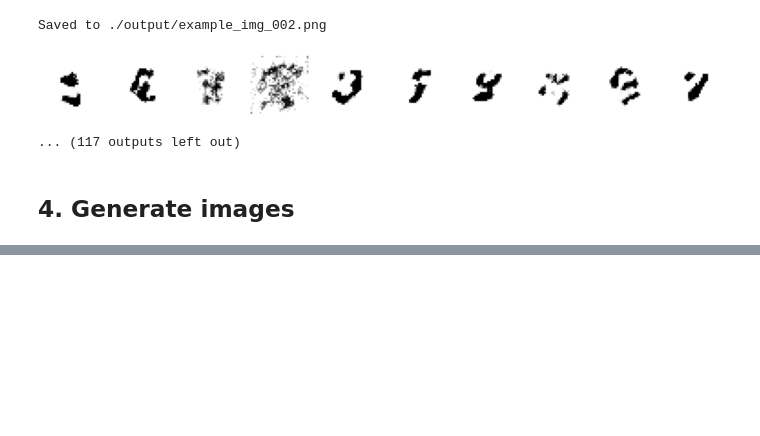
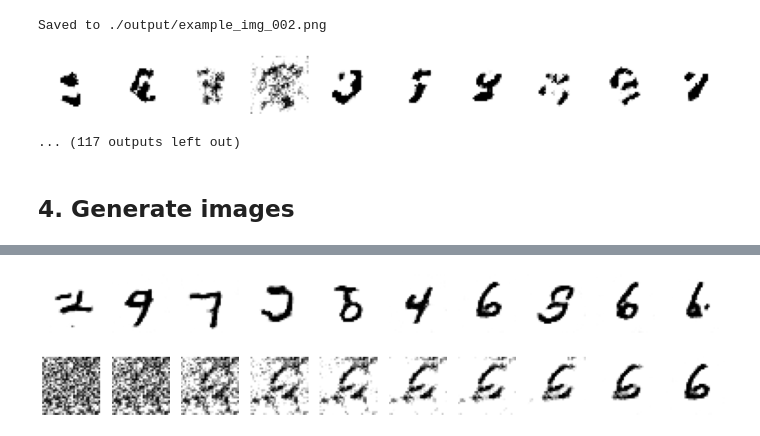
Before and after one commit to davidADSP/Generative_Deep_Learning_2nd_Edition, a Jupyter notebook: notebooks/ebm/mnist/train.ipynb, the cells around one changed output, grey strips where cells are left out. Saved outputs shown, nothing was run; the diff lists cells and outputs as text; code cells hidden in the pictures; blank space fills up the shorter version.

```diff
--- a/notebooks/ebm/mnist/train.ipynb
+++ b/notebooks/ebm/mnist/train.ipynb
@@ -44,7 +44,7 @@ BATCH_SIZE = 128
 BUFFER_SIZE = 8192
 LEARNING_RATE = 0.0001
 EPOCHS = 60
-LOAD_MODEL = False
+LOAD_MODEL = True
 # %%
 # Load the data
 (x_train, _), (x_test, _) = keras.datasets.mnist.load_data()
@@ -169,9 +169,9 @@ class EBM(keras.Model):
         inp_imgs = tf.concat([real_imgs, fake_imgs], axis=0)
         with tf.GradientTape() as training_tape:
             real_out, fake_out = tf.split(self.model(inp_imgs), 2, axis=0)
+            cdiv_loss = tf.reduce_mean(fake_out, axis = 0) - tf.reduce_mean(real_out, axis = 0)
             reg_loss = self.alpha * tf.reduce_mean(real_out ** 2 + fake_out ** 2, axis = 0)
-            cdiv_loss = tf.reduce_mean(fake_out, axis = 0) - tf.reduce_mean(real_out, axis = 0)
-            loss = reg_loss + cdiv_loss
+            loss = cdiv_loss + reg_loss
         grads = training_tape.gradient(loss, self.model.trainable_variables)
         self.optimizer.apply_gradients(zip(grads, self.model.trainable_variables))
         self.loss_metric.update_state(loss)
@@ -226,7 +226,6 @@ save_model_callback = SaveModel()
 ebm.fit(
     # np.array([x_train[0] for _ in range(5000)] + [x_train[1] for _ in range(5000)])
     x_train
-    , batch_size=BATCH_SIZE
     , shuffle = True
     , epochs=60
     # , steps_per_epoch = 10
@@ -262,4 +263,14 @@ display(start_imgs)
 # %%
-gen_img = generate_samples(ebm.model, start_imgs, steps=1000, step_size=STEP_SIZE, noise = NOISE, return_img_per_step=False)
+gen_img = generate_samples(ebm.model, start_imgs, steps=1000, step_size=STEP_SIZE, noise = NOISE, return_img_per_step=True)
 # %%
-display(gen_img.numpy())
+display(gen_img[-1].numpy())
+# %% [output]
+[figure, added]
+# %%
+imgs = []
+for i in [0, 1, 3, 5, 10, 30, 50, 100, 300, 999]:
+    imgs.append(gen_img[i].numpy()[6])
+
+display(np.array(imgs))
+# %% [output]
+[figure, added]
```
Also changed, not shown: parts of 1 cell of this notebook.
